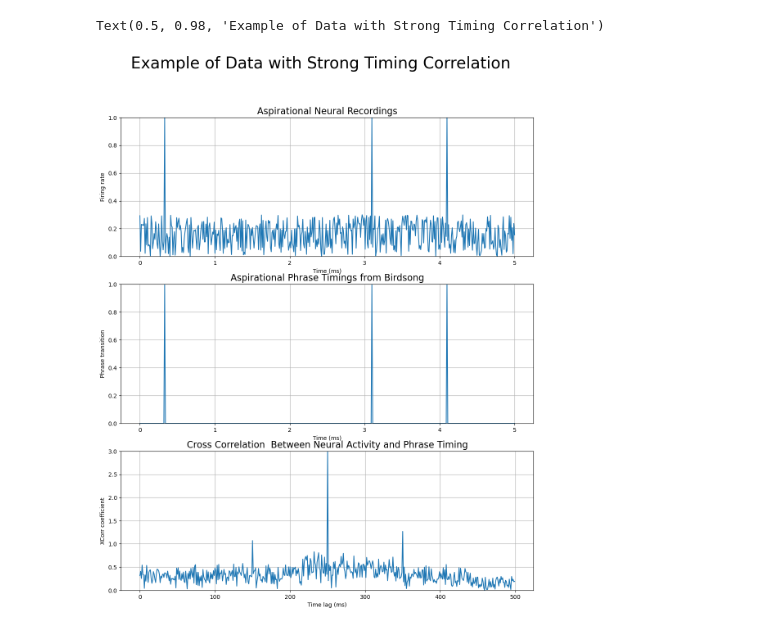
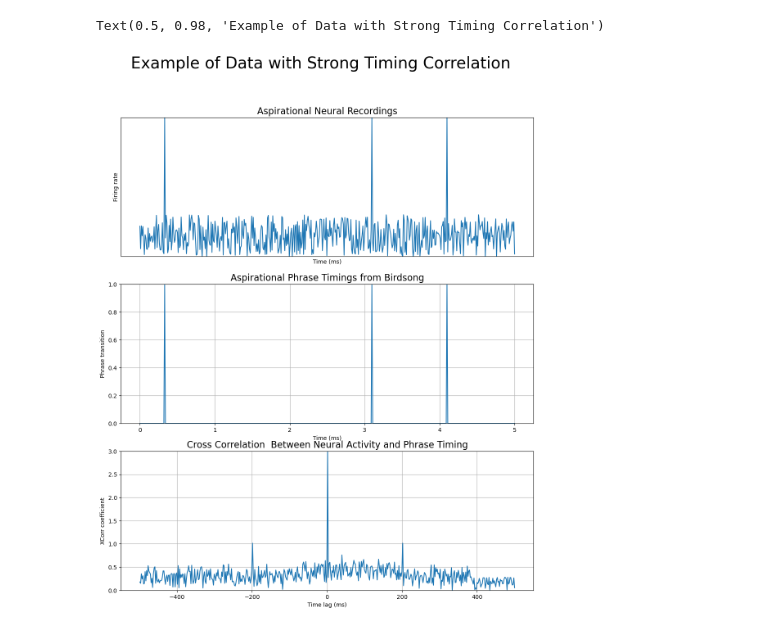
Before and after one commit to hulseyvincentr/analysis-of-neural-data, a Jupyter notebook: Aim1Analysis.ipynb, the cells around one changed output. Cells and saved outputs as stored; diff of their text form; code cells hidden in the pictures.

```diff
--- a/Aim1Analysis.ipynb
+++ b/Aim1Analysis.ipynb
@@ -41,6 +44,8 @@ axes[0].plot(t, y)
 axes[0].set_title("Aspirational Neural Recordings", fontsize=16)
 axes[0].set_xlabel("Time (ms)")
 axes[0].set_ylabel("Firing rate")
+axes[0].set_xticks([])
+axes[0].set_yticks([])
 axes[0].set_ylim(0, 1)
 axes[0].grid(True)
 
@@ -50,34 +55,34 @@ def diracChoice(t, peaks):
     for peak in peaks:
         closest_index = np.abs(t - peak).argmin()
         zeros_array[closest_index] = 1
     return zeros_array
 
 t = np.linspace(0, 5, num=500)
 firing_peaks = [0.33, 3.1, 4.1]
 y_dirac = diracChoice(t, firing_peaks)
 
 #plt.figure(figsize=(10, 6))
 axes[1].plot(t, y_dirac)
 axes[1].set_title("Aspirational Phrase Timings from Birdsong", fontsize= 16)
 axes[1].set_xlabel("Time (ms)")
 axes[1].set_ylabel("Phrase transition")
 axes[1].set_ylim(0, 1)
 axes[1].grid(True)
 
 
 #Calculate the cross correlation:
 cross_corr = np.correlate(y, y_dirac, mode='same')
-#cross_cor_time = np.arange(-t,t)
+t1 = len(cross_corr) - 1
+cross_corr_time = np.linspace(-t1, t1+1, len(cross_corr))
 
-#plt.figure(figsize=(10, 6))
-axes[2].plot(cross_corr)
+axes[2].plot(cross_corr_time, cross_corr)
 axes[2].set_title("Cross Correlation  Between Neural Activity and Phrase Timing", fontsize=16)
 axes[2].set_xlabel("Time lag (ms)")
 axes[2].set_ylabel("XCorr coefficient")
 axes[2].set_ylim(0, 3)
 axes[2].grid(True)
 
 fig.suptitle('Example of Data with Strong Timing Correlation', fontsize=28)
 # %% [output]
 Text(0.5, 0.98, 'Example of Data with Strong Timing Correlation')
-[figure, old version]
+[figure, new version]
```
Also changed, not shown: parts of 7 cells of this notebook, 2 other files.
